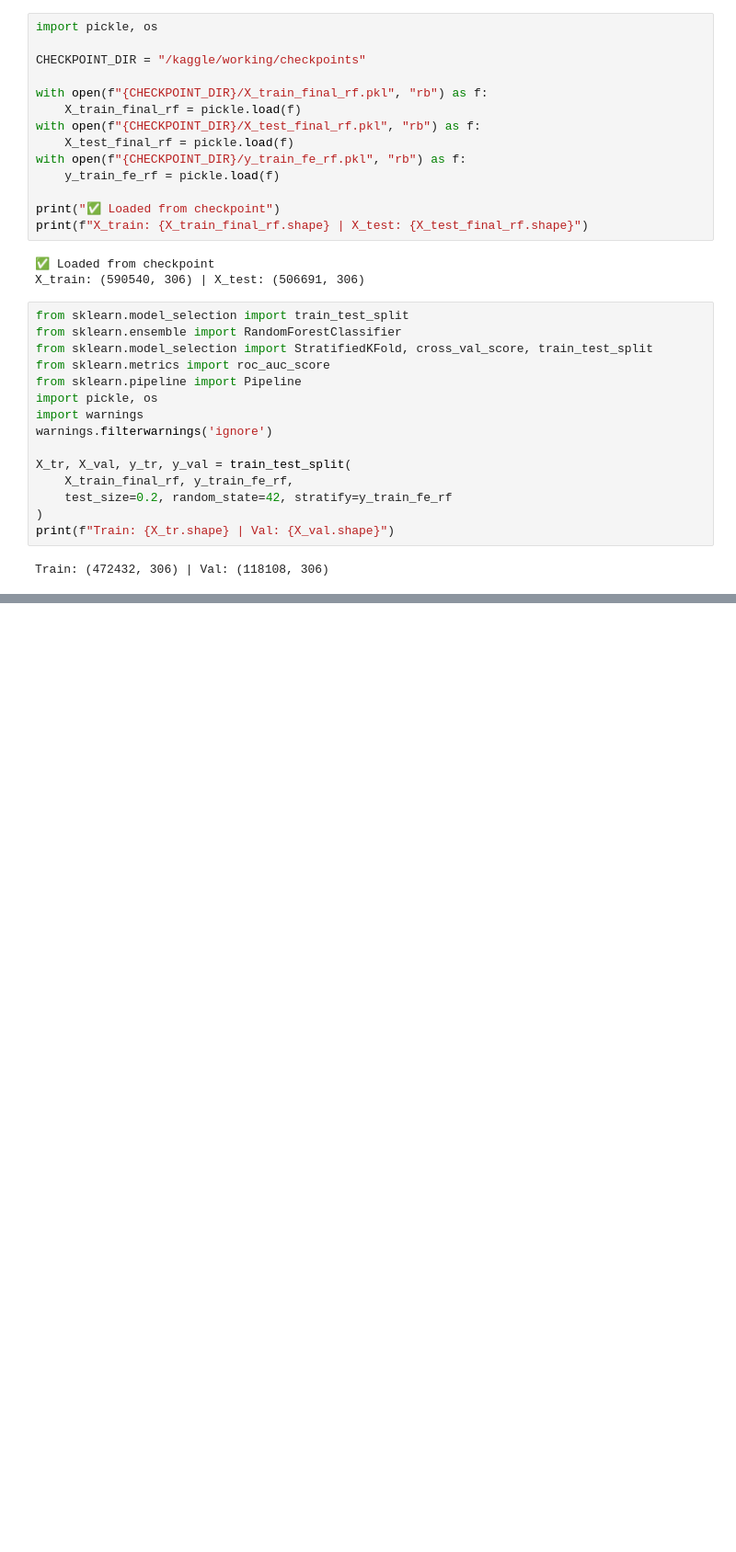
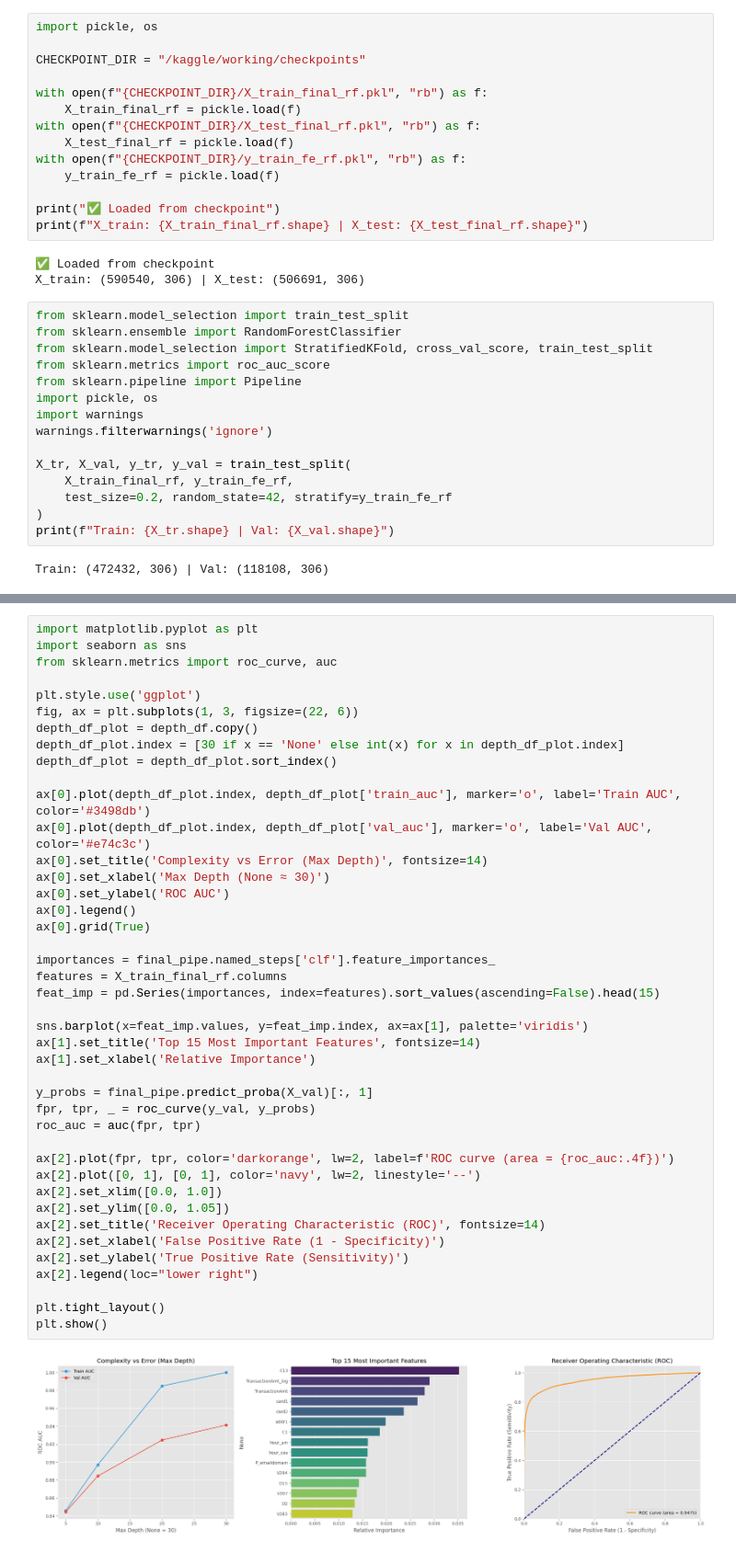
Before and after one commit to sophyrise/ieee-cis-fraud-detection, a Jupyter notebook: random-forest.ipynb, the cells around one changed output, grey strips where cells are left out. Shown at 92% size. Cells and saved outputs as stored; diff of their text form; blank space fills up the shorter version.

```diff
--- a/random-forest.ipynb
+++ b/random-forest.ipynb
@@ -599,0 +582,44 @@ print("Saved and logged to MLflow")
+# %%
+import matplotlib.pyplot as plt
+import seaborn as sns
+from sklearn.metrics import roc_curve, auc
+
+plt.style.use('ggplot')
+fig, ax = plt.subplots(1, 3, figsize=(22, 6))
+depth_df_plot = depth_df.copy()
+depth_df_plot.index = [30 if x == 'None' else int(x) for x in depth_df_plot.index]
+depth_df_plot = depth_df_plot.sort_index()
+
+ax[0].plot(depth_df_plot.index, depth_df_plot['train_auc'], marker='o', label='Train AUC', color='#3498db')
+ax[0].plot(depth_df_plot.index, depth_df_plot['val_auc'], marker='o', label='Val AUC', color='#e74c3c')
+ax[0].set_title('Complexity vs Error (Max Depth)', fontsize=14)
+ax[0].set_xlabel('Max Depth (None ≈ 30)')
+ax[0].set_ylabel('ROC AUC')
+ax[0].legend()
+ax[0].grid(True)
+
+importances = final_pipe.named_steps['clf'].feature_importances_
+features = X_train_final_rf.columns
+feat_imp = pd.Series(importances, index=features).sort_values(ascending=False).head(15)
+
+sns.barplot(x=feat_imp.values, y=feat_imp.index, ax=ax[1], palette='viridis')
+ax[1].set_title('Top 15 Most Important Features', fontsize=14)
+ax[1].set_xlabel('Relative Importance')
+
+y_probs = final_pipe.predict_proba(X_val)[:, 1]
+fpr, tpr, _ = roc_curve(y_val, y_probs)
+roc_auc = auc(fpr, tpr)
+
+ax[2].plot(fpr, tpr, color='darkorange', lw=2, label=f'ROC curve (area = {roc_auc:.4f})')
+ax[2].plot([0, 1], [0, 1], color='navy', lw=2, linestyle='--')
+ax[2].set_xlim([0.0, 1.0])
+ax[2].set_ylim([0.0, 1.05])
+ax[2].set_title('Receiver Operating Characteristic (ROC)', fontsize=14)
+ax[2].set_xlabel('False Positive Rate (1 - Specificity)')
+ax[2].set_ylabel('True Positive Rate (Sensitivity)')
+ax[2].legend(loc="lower right")
+
+plt.tight_layout()
+plt.show()
+# %% [output]
+[figure, added]
```
Also changed, not shown: parts of 15 cells of this notebook.
